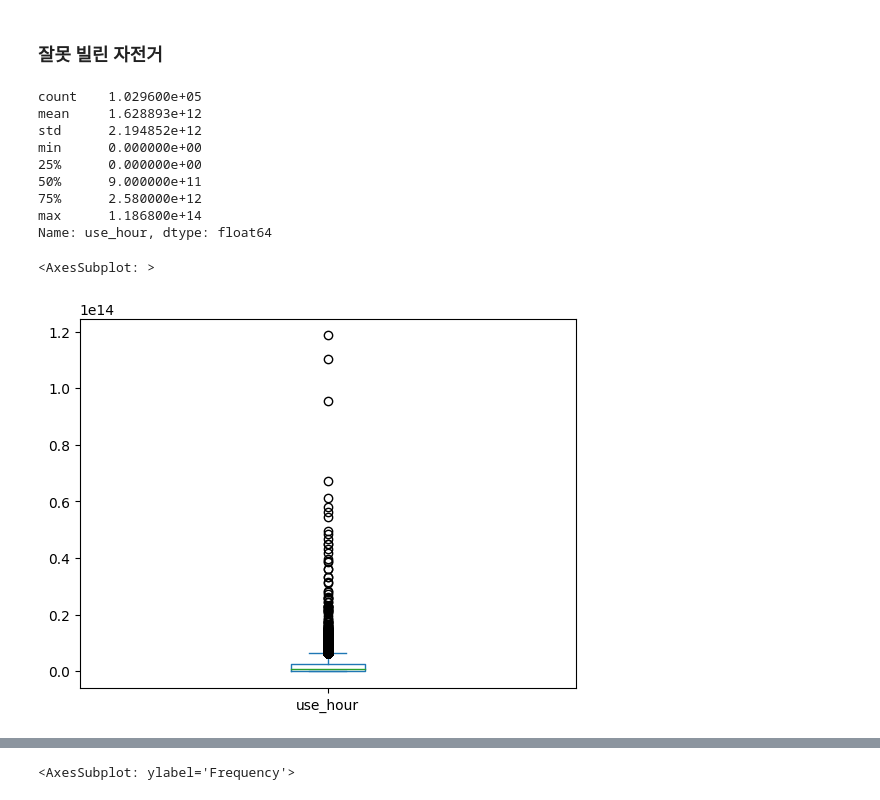
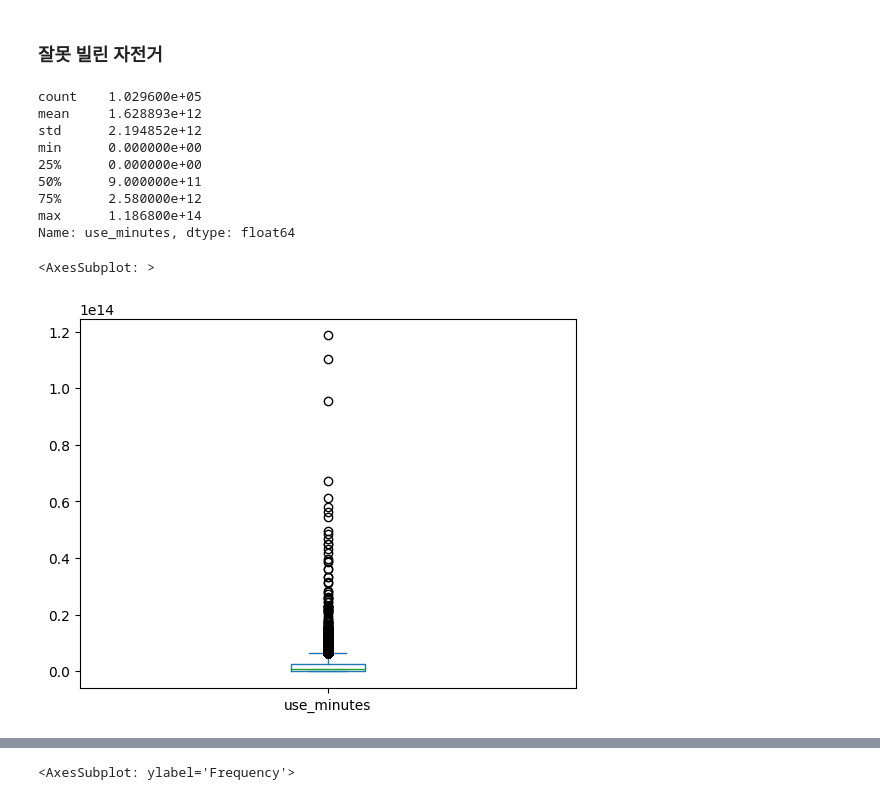
Before and after one commit to SOL1archive/public-bicycle-data-analysis, a Jupyter notebook: eda.ipynb, the cells around one changed output, grey strips where cells are left out. Cells and saved outputs as stored; diff of their text form; code cells hidden in the pictures.

Commit message:
update:depart arrival name

```diff
--- a/eda.ipynb
+++ b/eda.ipynb
@@ -209,7 +209,7 @@ df = df.rename(
         '반납일시': 'return_time',
         '대여거치대': 'rent_dock',
         '반납거치대': 'return_dock',
-        '이용시간(분)': 'use_hour',
+        '이용시간(분)': 'use_minutes',
         '이용거리(M)': 'move_dist',
         '생년': 'birth_year',
         '성별': 'gender',
@@ -234,7 +253,7 @@ df.head()
 # %% [markdown]
 ### 잘못 빌린 자전거
 # %%
-df[df['rent_station_id'] == df['return_station_id']]['use_hour'].astype(int).describe()
+df[df['rent_station_id'] == df['return_station_id']]['use_minutes'].astype(int).describe()
 # %% [output]
 count    1.029600e+05
 mean     1.628893e+12
@@ -244,9 +263,9 @@ min      0.000000e+00
 50%      9.000000e+11
 75%      2.580000e+12
 max      1.186800e+14
-Name: use_hour, dtype: float64
+Name: use_minutes, dtype: float64
 # %%
-df[df['rent_station_id'] == df['return_station_id']]['use_hour'].astype(int).plot.box()
+df[df['rent_station_id'] == df['return_station_id']]['use_minutes'].astype(int).plot.box()
 # %% [output]
 <AxesSubplot: >
-[figure, old version]
+[figure, new version]
```
Also changed, not shown: parts of 16 cells of this notebook.
